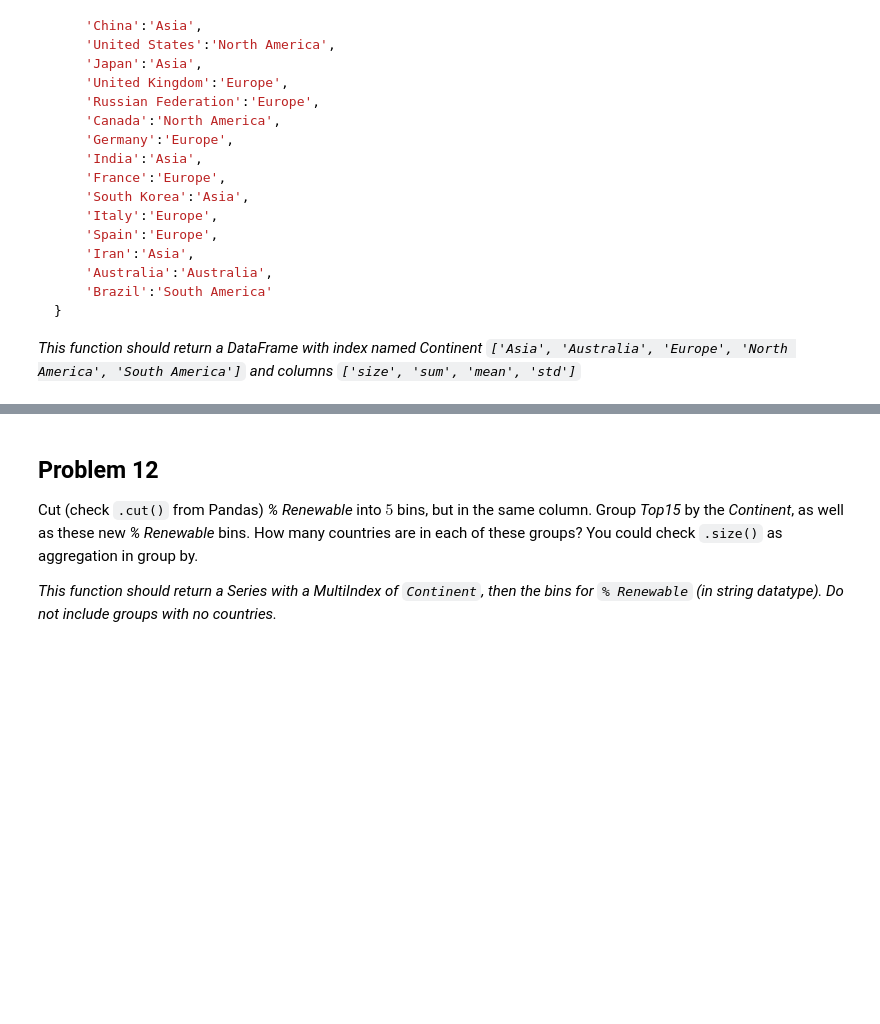
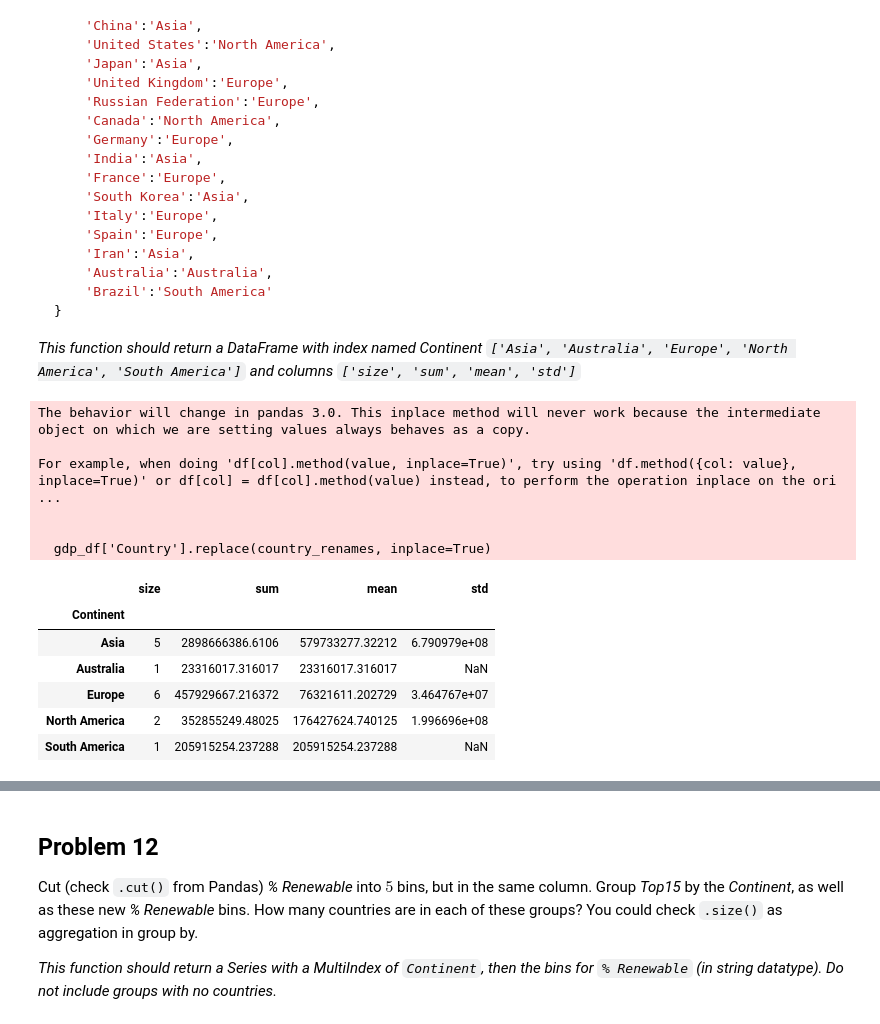
Before and after one commit to sdcelyd/data-_science_introduction, a Jupyter notebook: workshops/Workshop_2.ipynb, the cells around one changed output, grey strips where cells are left out. Saved outputs shown, nothing was run; the diff lists cells and outputs as text; code cells hidden in the pictures; blank space fills up the shorter version.

````diff
--- a/workshops/Workshop_2.ipynb
+++ b/workshops/Workshop_2.ipynb
@@ -427,10 +682,70 @@ ContinentDict  = {
 ```
 
 _This function should return a DataFrame with index named Continent `['Asia', 'Australia', 'Europe', 'North America', 'South America']` and columns `['size', 'sum', 'mean', 'std']`_
-# %%
-def answer_eleven():
-    # YOUR CODE HERE
-    raise NotImplementedError()
+# %%
+def answer_eleven():
+    """
+    This function groups countries by continent using the
+    ContinentDict dictionary, and creates a DataFrame
+    displaying sample size (number of countries), sum, mean,
+    and standard deviation of the estimated population for
+    each continent.
+
+    Return:
+        continent_stats(DataFrame): A DataFrame where each row
+        represents a continent, and columns are sample size,
+        sum, mean, and standard deviation of the estimated
+        population.
+
+    """
+    df = answer_one()
+    df['Population'] = df['Energy Supply'] / df['Energy Supply per Capita']
+
+    #Dictionary with continent
+    ContinentDict = {
+        'China':'Asia',
+        'United States':'North America',
+        'Japan':'Asia',
+        'United Kingdom':'Europe',
+        'Russian Federation':'Europe',
+        'Canada':'North America',
+        'Germany':'Europe',
+        'India':'Asia',
+        'France':'Europe',
+        'South Korea':'Asia',
+        'Italy':'Europe',
+        'Spain':'Europe',
+        'Iran':'Asia',
+        'Australia':'Australia',
+        'Brazil':'South America'
+    }
+
+    # Assign continents based on ContinentDict
+    df['Continent'] = df.index.map(lambda x: ContinentDict[x])
+
+    # Group by continent and calculate statistics
+    continent_stats = df.groupby('Continent')['Population'].agg(['size', 'sum', 'mean', 'std'])
+
+    # Rename index to 'Continent'
+    continent_stats.index.name = 'Continent'
+
+    return continent_stats
+
+answer_eleven().head()
+# %% [output]
+The behavior will change in pandas 3.0. This inplace method will never work because the intermediate object on which we are setting values always behaves as a copy.
+
+For example, when doing 'df[col].method(value, inplace=True)', try using 'df.method({col: value}, inplace=True)' or df[col] = df[col].method(value) instead, to perform the operation inplace on the ori ...
+
+
+  gdp_df['Country'].replace(country_renames, inplace=True)
+|  | size | sum | mean | std |
+| Continent |  |  |  |  |
+| Asia | 5 | 2898666386.6106 | 579733277.32212 | 6.790979e+08 |
+| Australia | 1 | 23316017.316017 | 23316017.316017 | NaN |
+| Europe | 6 | 457929667.216372 | 76321611.202729 | 3.464767e+07 |
+| North America | 2 | 352855249.48025 | 176427624.740125 | 1.996696e+08 |
+| South America | 1 | 205915254.237288 | 205915254.237288 | NaN |
 # %%
 # example of test cases
 assert type(answer_eleven()) == pd.DataFrame, "Q11: You should return a DataFrame!"
````
Also changed, not shown: parts of 27 cells of this notebook.
